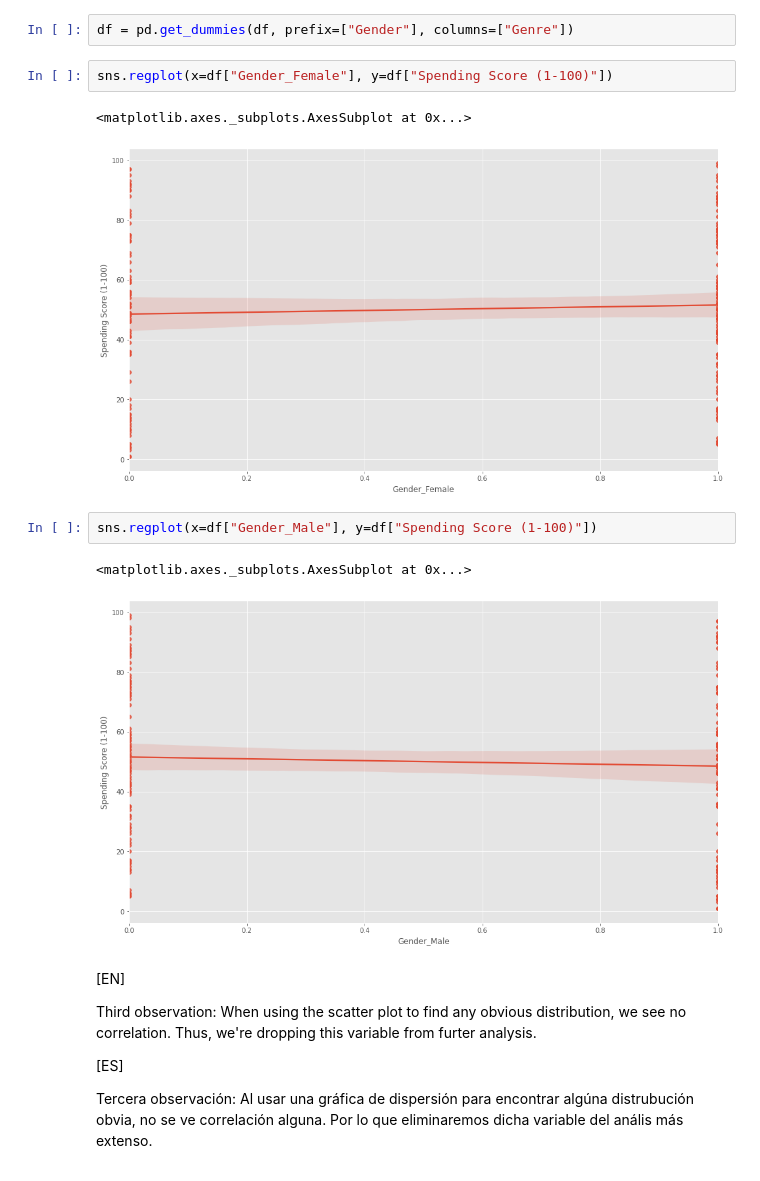
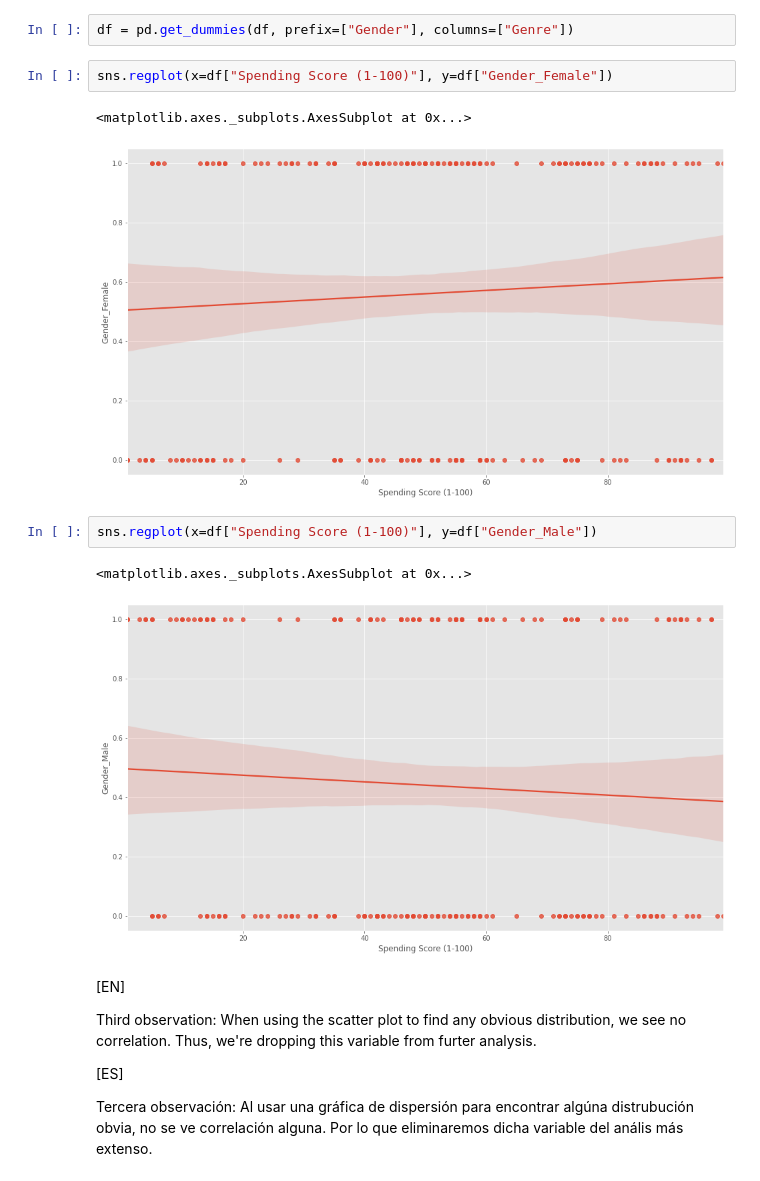
Before and after one commit to XavierCarrera/platzi-master-ml-exercises, a Jupyter notebook: Mall_Clients_Data_Analysis.ipynb, the cells around one changed output. Cells and saved outputs as stored; diff of their text form.

```diff
--- a/Mall_Clients_Data_Analysis.ipynb
+++ b/Mall_Clients_Data_Analysis.ipynb
@@ -147,15 +147,15 @@ Porque Género es un valor categórico, vamos a usar el método get_dummies para
 # %%
 df = pd.get_dummies(df, prefix=["Gender"], columns=["Genre"])
 # %%
-sns.regplot(x=df["Gender_Female"], y=df["Spending Score (1-100)"])
+sns.regplot(x=df["Spending Score (1-100)"], y=df["Gender_Female"])
 # %% [output]
 <matplotlib.axes._subplots.AxesSubplot at 0x...>
-[figure, old version]
+[figure, new version]
 # %%
-sns.regplot(x=df["Gender_Male"], y=df["Spending Score (1-100)"])
+sns.regplot(x=df["Spending Score (1-100)"], y=df["Gender_Male"])
 # %% [output]
 <matplotlib.axes._subplots.AxesSubplot at 0x...>
-[figure, old version]
+[figure, new version]
 # %% [markdown]
 [EN]
 
```
Also changed, not shown: parts of 2 cells of this notebook.
